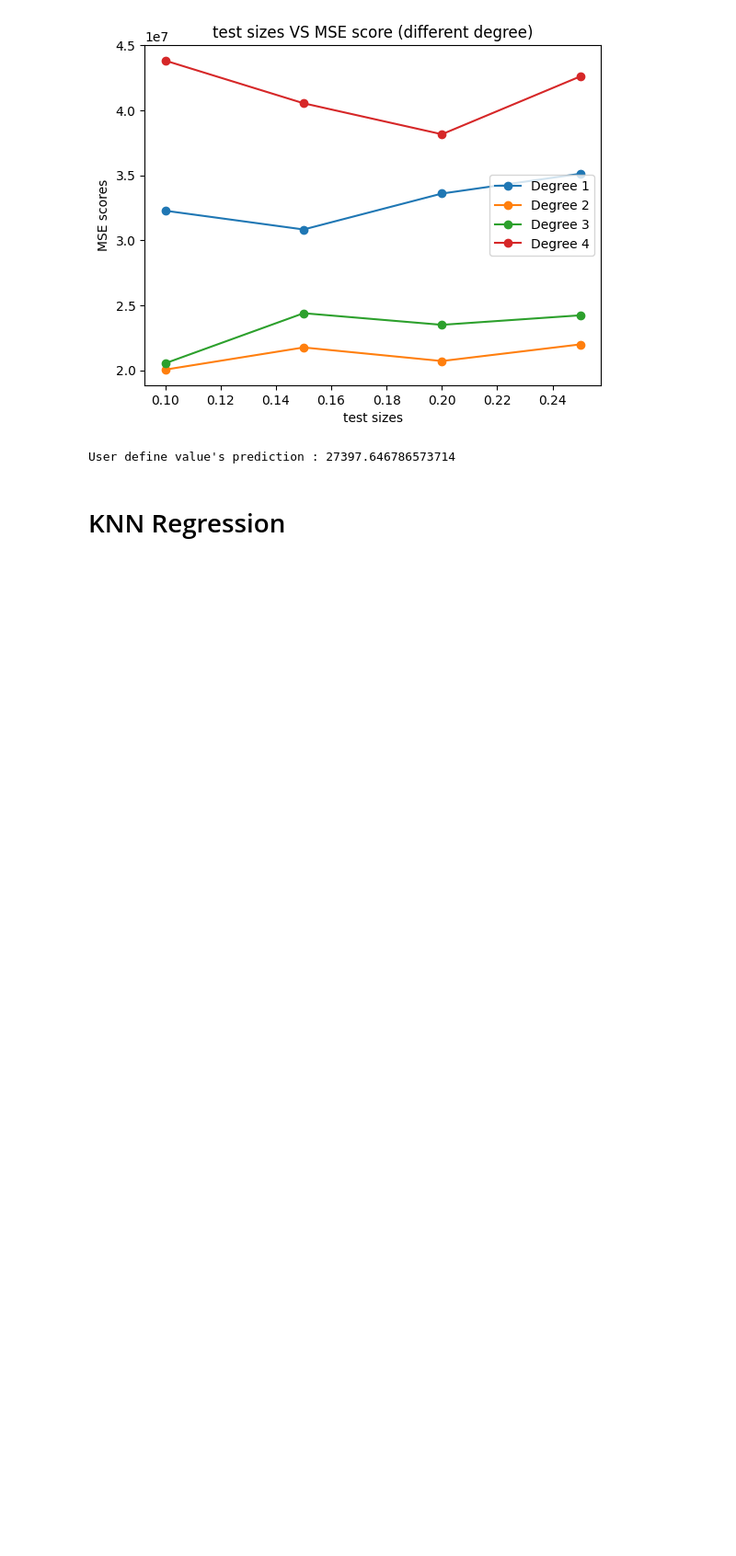
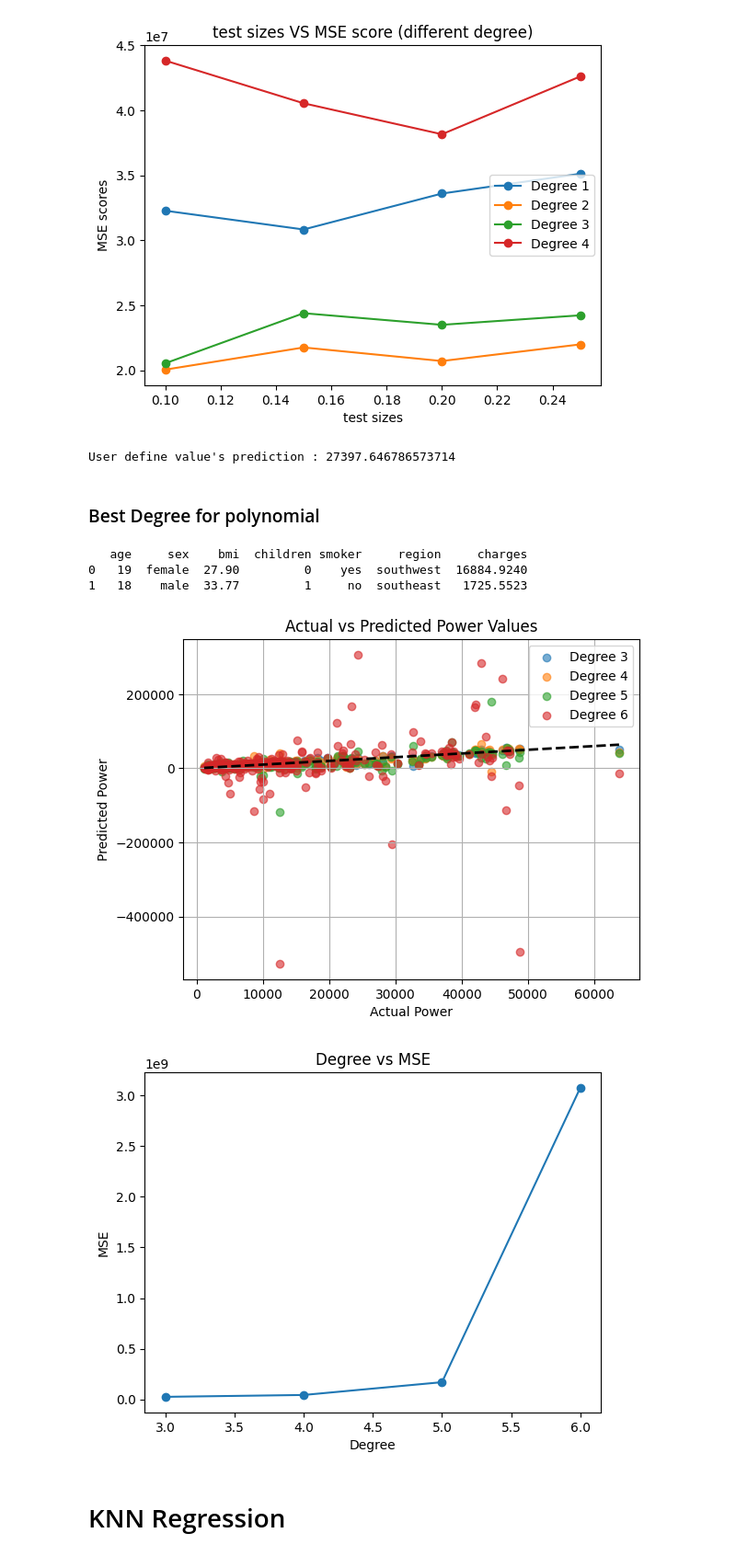
Before and after one commit to vedpcse-stack/Machine-Learning, a Jupyter notebook: Machine_Learning/exam.ipynb, the cells around one changed output. Shown at 92% size. Saved outputs shown, nothing was run; the diff lists cells and outputs as text; code cells hidden in the pictures; blank space fills up the shorter version.

Commit message:
may 16: train some model

```diff
--- a/Machine_Learning/exam.ipynb
+++ b/Machine_Learning/exam.ipynb
@@ -428,6 +428,82 @@ best test size :  0.2
 [figure]
 [figure]
 User define value's prediction : 27397.646786573714
+# %% [markdown]
+### Best Degree for polynomial
+# %%
+df = pd.read_csv("Datasets/insurance.csv")
+print(df.head(2))
+
+x = df.drop("charges" , axis=1)
+y = df["charges"]
+
+x = pd.get_dummies(x , drop_first=True)
+
+X_train , X_test , y_train , y_test = train_test_split(x,y,test_size=0.25 , random_state=42)
+
+degrees = [3,4,5,6]
+best_r2 = 0
+best_model = None
+best_degree = None
+best_poly = None
+all_mse = []
+
+for deg in degrees :
+    poly = PolynomialFeatures(degree=deg)
+
+    X_train_poly = poly.fit_transform(X_train)
+    X_test_poly = poly.transform(X_test)
+
+    model = LinearRegression()
+    model.fit(X_train_poly , y_train)
+    y_pre = model.predict(X_test_poly)
+
+    r2 = r2_score(y_test , y_pre)
+    mse =   mean_squared_error(y_test , y_pre)
+    all_mse.append(mse)
+
+    if r2 > best_r2 :
+        best_r2 = r2
+        best_model = model
+        best_poly = poly
+        best_degree = deg
+
+    plt.scatter(
+        y_test,
+        y_pre,
+        label=f'Degree {deg}',
+        alpha=0.6
+    )
+
+# Perfect Prediction Line
+plt.plot(
+    [y_test.min(), y_test.max()],
+    [y_test.min(), y_test.max()],
+    'k--',
+    linewidth=2
+)
+
+plt.xlabel("Actual Power")
+plt.ylabel("Predicted Power")
+plt.title("Actual vs Predicted Power Values")
+plt.legend()
+plt.grid(True)
+plt.show()
+
+# MSE vs Degree
+
+plt.plot(degrees , all_mse , marker='o')
+
+plt.xlabel("Degree")
+plt.ylabel("MSE")
+plt.title("Degree vs MSE")
+plt.show()
+# %% [output]
+   age     sex    bmi  children smoker     region     charges
+0   19  female  27.90         0    yes  southwest  16884.9240
+1   18    male  33.77         1     no  southeast   1725.5523
+[figure, added]
+[figure, added]
 # %% [markdown]
 # KNN Regression
 # %%
```
Also changed, not shown: parts of 4 cells of this notebook, 3 other files.
